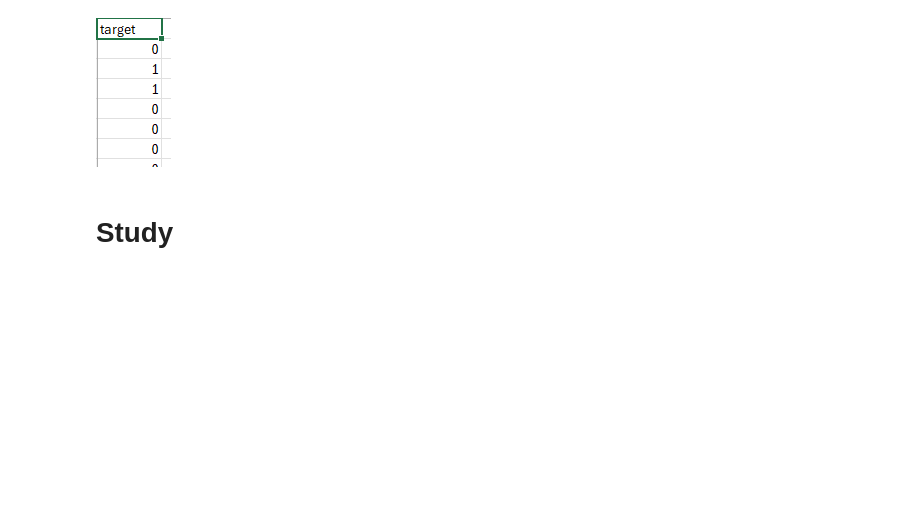
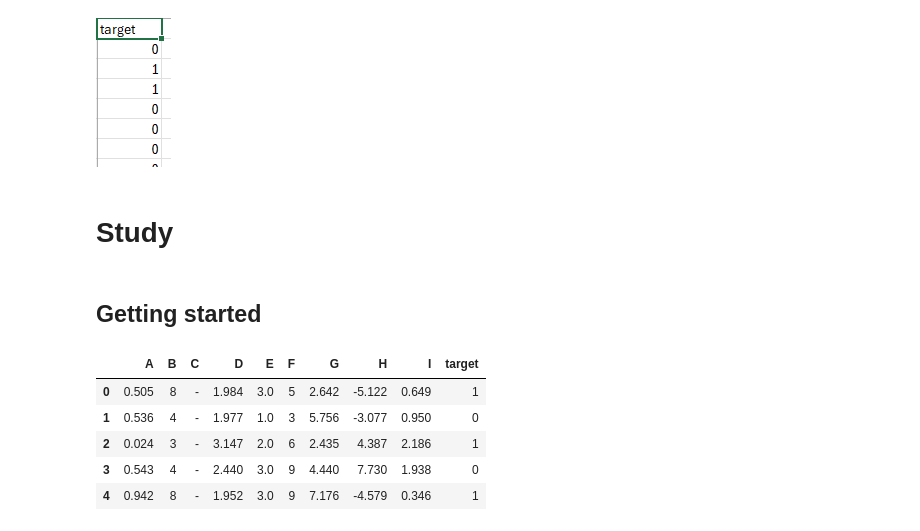
Before and after one commit to Mister-0-Zero/yandex_intensiv, a Jupyter notebook: task2/main.ipynb, the cells around one changed output. Saved outputs shown, nothing was run; the diff lists cells and outputs as text; code cells hidden in the pictures; blank space fills up the shorter version.

Commit message:
The data was processed and the rirst prototype was created

```diff
--- a/task2/main.ipynb
+++ b/task2/main.ipynb
@@ -14,3 +14,5 @@
 ![image.png](attachment:image.png)
 # %% [markdown]
 # Study
+# %% [markdown]
+## Getting started
@@ -16,0 +24,12 @@
+# %%
+df_train = pd.read_csv(r'./data/train.csv')
+df_test = pd.read_csv(r'./data/test.csv')
+# %%
+df_train.head()
+# %% [output]
+|  | A | B | C | D | E | F | G | H | I | target |
+| 0 | 0.505 | 8 | - | 1.984 | 3.0 | 5 | 2.642 | -5.122 | 0.649 | 1 |
+| 1 | 0.536 | 4 | - | 1.977 | 1.0 | 3 | 5.756 | -3.077 | 0.950 | 0 |
+| 2 | 0.024 | 3 | - | 3.147 | 2.0 | 6 | 2.435 | 4.387 | 2.186 | 1 |
+| 3 | 0.543 | 4 | - | 2.440 | 3.0 | 9 | 4.440 | 7.730 | 1.938 | 0 |
+| 4 | 0.942 | 8 | - | 1.952 | 3.0 | 9 | 7.176 | -4.579 | 0.346 | 1 |
```
Also changed, not shown: parts of 8 cells of this notebook.
